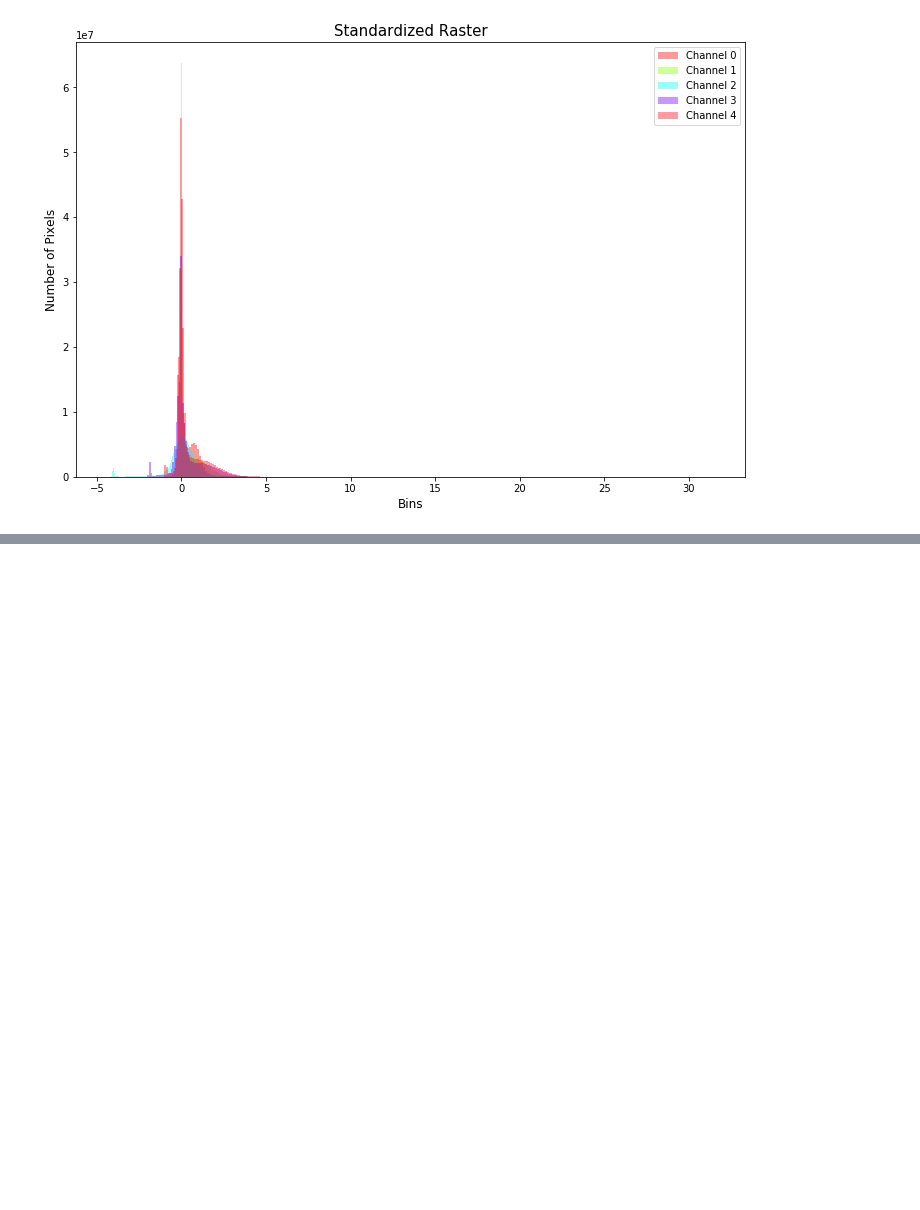
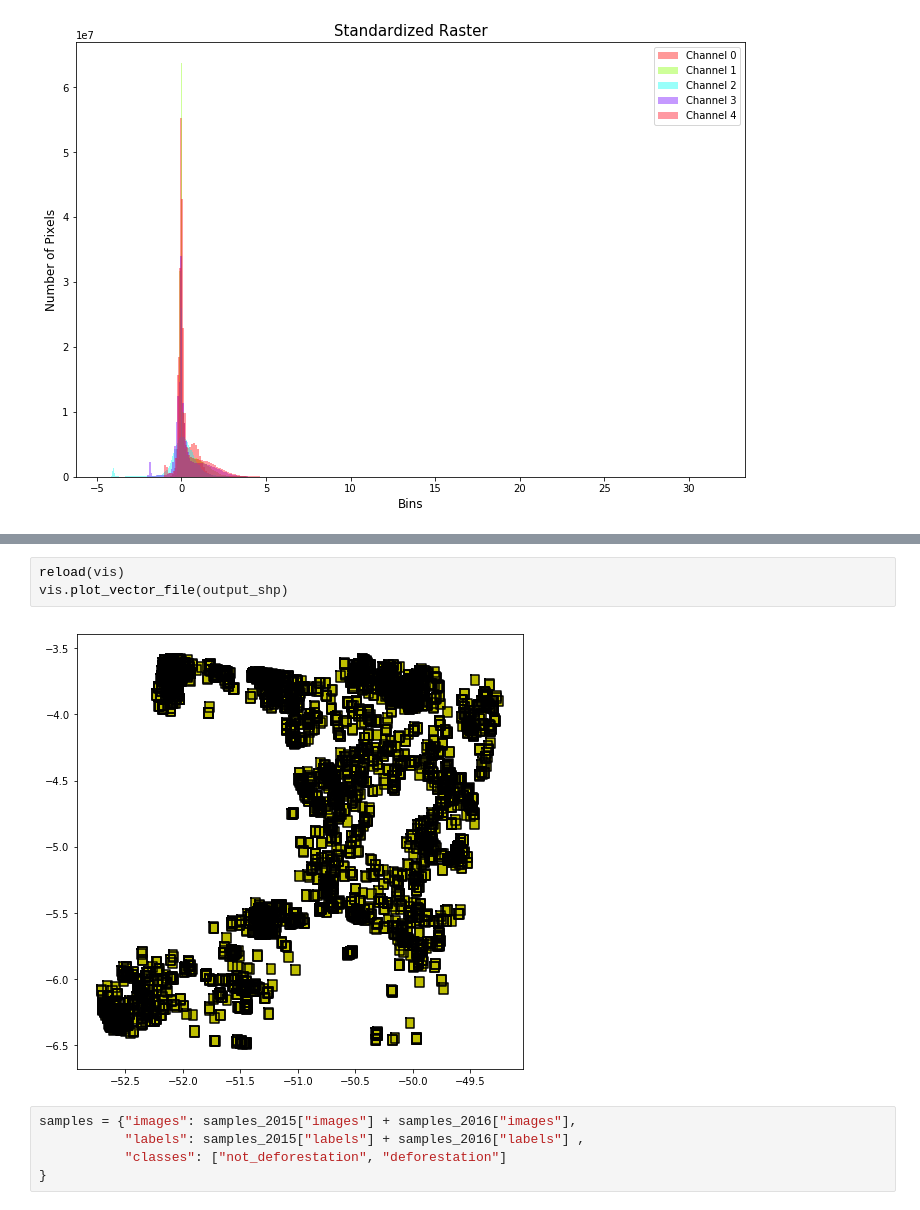
Before and after one commit to rvmaretto/deepgeo, a Jupyter notebook: notebooks/generate_dataset_paper-twoyears.ipynb, the cells around one changed output, grey strips where cells are left out. Saved outputs shown, nothing was run; the diff lists cells and outputs as text; blank space fills up the shorter version.

```diff
--- a/notebooks/generate_dataset_paper-twoyears.ipynb
+++ b/notebooks/generate_dataset_paper-twoyears.ipynb
@@ -111,0 +187,10 @@ vis.plot_vector_file(output_shp)
+# %%
+reload(vis)
+vis.plot_vector_file(output_shp)
+# %% [output]
+[figure, added]
+# %%
+samples = {"images": samples_2015["images"] + samples_2016["images"],
+           "labels": samples_2015["labels"] + samples_2016["labels"] ,
+           "classes": ["not_deforestation", "deforestation"]
+}
```
Also changed, not shown: parts of 11 cells of this notebook, 2 other files.
